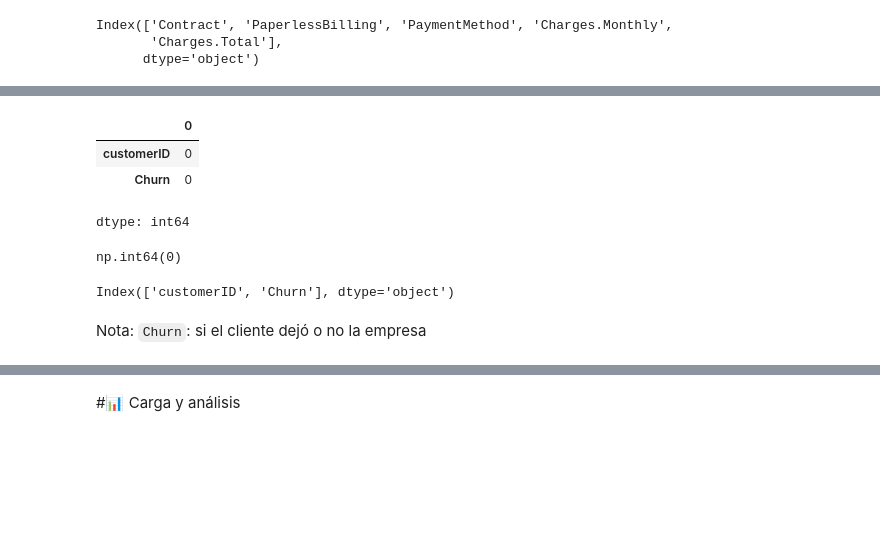
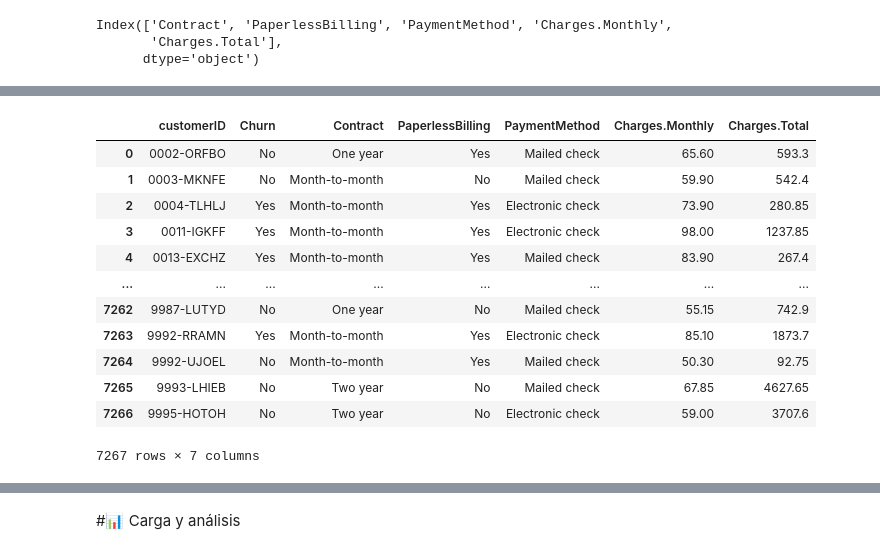
Before and after one commit to Ser2k2/challenge2-data-science-latam, a Jupyter notebook: TelecomX_LATAM.ipynb, the cells around one changed output, grey strips where cells are left out. Cells and saved outputs as stored; diff of their text form; code cells hidden in the pictures; blank space fills up the shorter version.

```diff
--- a/TelecomX_LATAM.ipynb
+++ b/TelecomX_LATAM.ipynb
@@ -596,17 +519,19 @@ df_ID_Churn.isnull()
-# %%
-df_ID_Churn.isnull().sum()
-# %% [output]
-|  | 0 |
-| customerID | 0 |
-| Churn | 0 |
-dtype: int64
-# %%
-df_ID_Churn.isnull().sum().sum()
-# %% [output]
-np.int64(0)
-# %%
-df_ID_Churn.columns
-# %% [output]
-Index(['customerID', 'Churn'], dtype='object')
-# %% [markdown]
-Nota: `Churn`: si el cliente dejó o no la empresa
+# %%
+#df_merged_account = pd.concat([df_account_N, df[['customerID', 'Churn']]], axis=1)
+df_merged_account = pd.concat([df[['customerID', 'Churn']], df_account_N], axis = 1)
+# %%
+df_merged_account
+# %% [output]
+|  | customerID | Churn | Contract | PaperlessBilling | PaymentMethod | Charges.Monthly | Charges.Total |
+| 0 | 0002-ORFBO | No | One year | Yes | Mailed check | 65.60 | 593.3 |
+| 1 | 0003-MKNFE | No | Month-to-month | No | Mailed check | 59.90 | 542.4 |
+| 2 | 0004-TLHLJ | Yes | Month-to-month | Yes | Electronic check | 73.90 | 280.85 |
+| 3 | 0011-IGKFF | Yes | Month-to-month | Yes | Electronic check | 98.00 | 1237.85 |
+| 4 | 0013-EXCHZ | Yes | Month-to-month | Yes | Mailed check | 83.90 | 267.4 |
+| ... | ... | ... | ... | ... | ... | ... | ... |
+| 7262 | 9987-LUTYD | No | One year | No | Mailed check | 55.15 | 742.9 |
+| 7263 | 9992-RRAMN | Yes | Month-to-month | Yes | Electronic check | 85.10 | 1873.7 |
+| 7264 | 9992-UJOEL | No | Month-to-month | Yes | Mailed check | 50.30 | 92.75 |
+| 7265 | 9993-LHIEB | No | Two year | No | Mailed check | 67.85 | 4627.65 |
+| 7266 | 9995-HOTOH | No | Two year | No | Electronic check | 59.00 | 3707.6 |
+7267 rows × 7 columns
```
Also changed, not shown: parts of 80 cells of this notebook.
